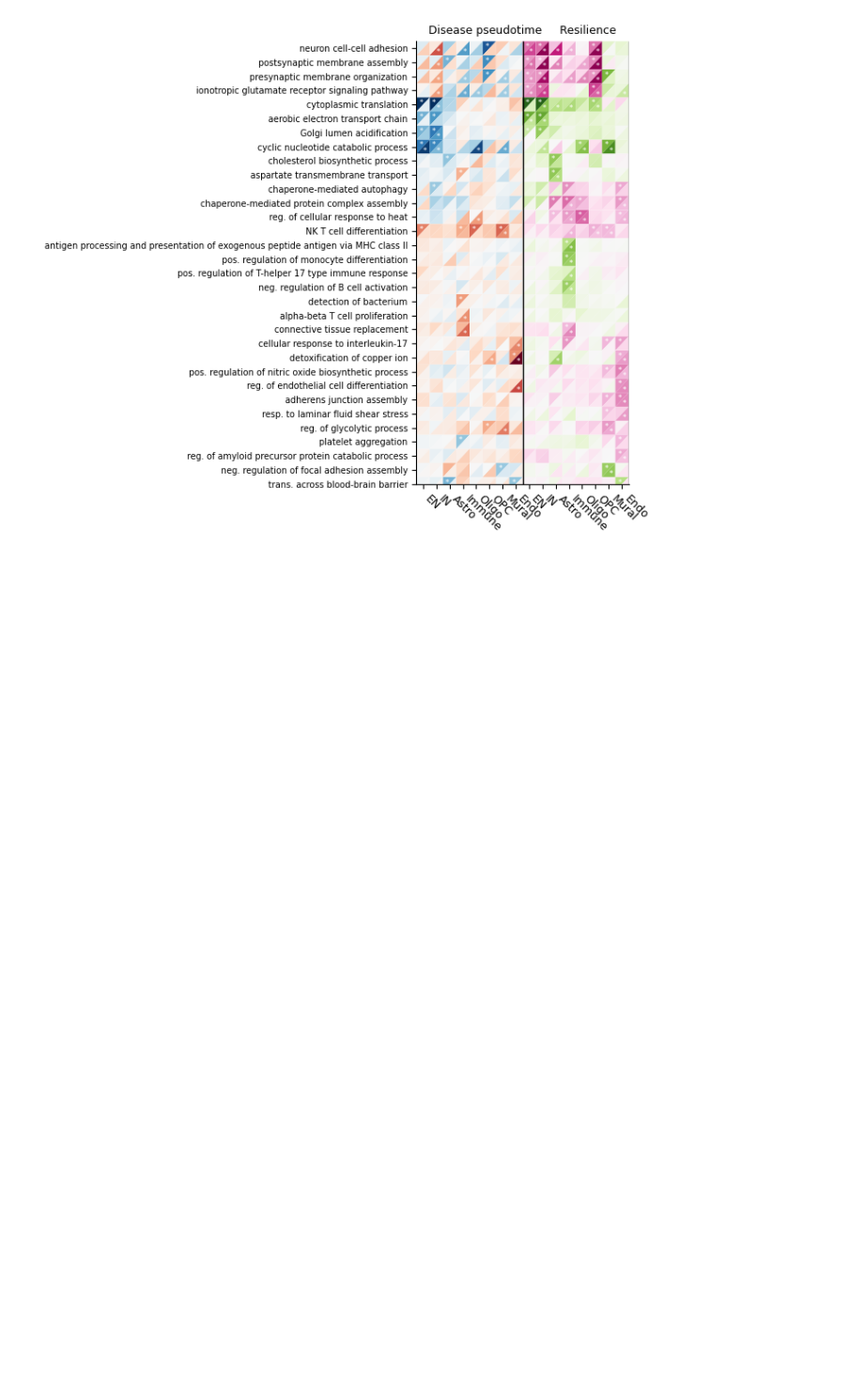
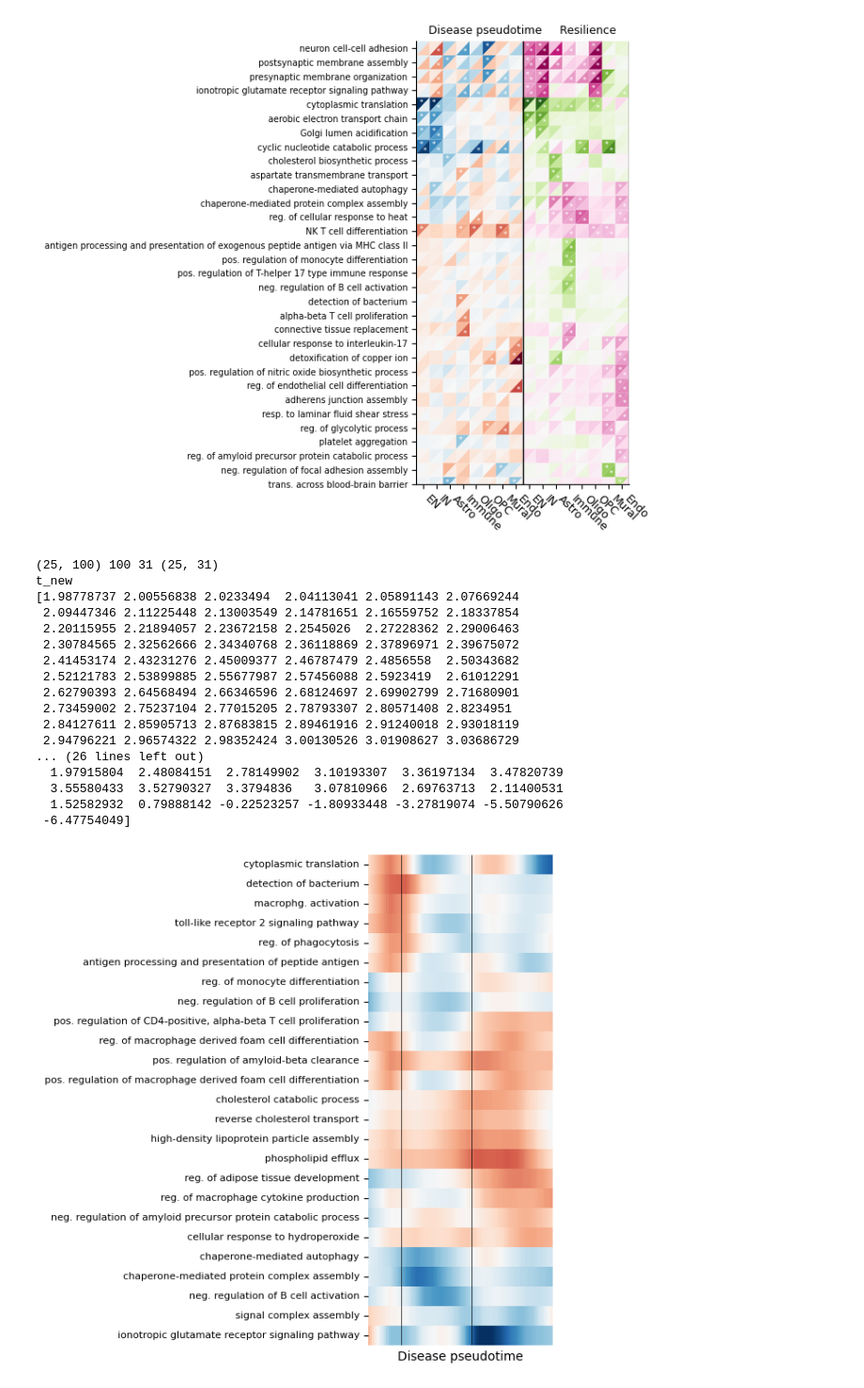
Before and after one commit to DiseaseNeuroGenomics/PsychADxD, a Jupyter notebook: 7_trajectory/generate_figures.ipynb, the cells around one changed output. Shown at 94% size. Saved outputs shown, nothing was run; the diff lists cells and outputs as text; code cells hidden in the pictures; blank space fills up the shorter version.

```diff
--- a/7_trajectory/generate_figures.ipynb
+++ b/7_trajectory/generate_figures.ipynb
@@ -118,6 +118,7 @@ gt.calculate_pca_transition_points(k = "pred_BRAAK_AD", n_components = 4)
  Transition times: donor 53 and donor 225
 # %%
 early_late_transition = gt.traj_data["t1_pct"]
+prelim_transition = gt.traj_data["t0_pct"]
 # %%
 # Supplementary Figure 16
 gt.plot_pca_figure(k = "pred_BRAAK_AD", save_fig_fn = None)
@@ -221,3 +234,41 @@ paths = pathway_utils.go_bp_paths_for_paper
 path_enr.generate_early_late_figure(paths, cluster_pathways = False, figsize=(7.0, 6.0), save_fig_fn = None)
 # %% [output]
 [figure]
+# %%
+input_path = "/home/masse/work/PsychADxD/7_trajectory/processed_data/zenith_output_sliding_window"
+path_enr = analysis.PathEnrichmentAllCells(input_path)
+# %%
+time_pts = ct.cell_traj["Immune"]["braak_mid_time_pts_sliding_window"]
+# pathways are all GWAS significant
+paths = figure_utils.go_bp_paths_for_paper_sliding_window
+pred_braak_traj = ct.cell_traj["Immune"]["pred_braak_traj"]
+transition_pts = [prelim_transition, early_late_transition]
+# %%
+path_enr.generate_sliding_window_figure(
+    paths,
+    time_pts=time_pts,
+    pred_braak_traj=pred_braak_traj,
+    transition_pts=transition_pts,
+    cluster_pathways=False,
+    figsize=(6.0, 6.0),
+    save_fig_fn=None,
+)
+# %% [output]
+(25, 100) 100 31 (25, 31)
+t_new
+[1.98778737 2.00556838 2.0233494  2.04113041 2.05891143 2.07669244
+ 2.09447346 2.11225448 2.13003549 2.14781651 2.16559752 2.18337854
+ 2.20115955 2.21894057 2.23672158 2.2545026  2.27228362 2.29006463
+ 2.30784565 2.32562666 2.34340768 2.36118869 2.37896971 2.39675072
+ 2.41453174 2.43231276 2.45009377 2.46787479 2.4856558  2.50343682
+ 2.52121783 2.53899885 2.55677987 2.57456088 2.5923419  2.61012291
+ 2.62790393 2.64568494 2.66346596 2.68124697 2.69902799 2.71680901
+ 2.73459002 2.75237104 2.77015205 2.78793307 2.80571408 2.8234951
+ 2.84127611 2.85905713 2.87683815 2.89461916 2.91240018 2.93018119
+ 2.94796221 2.96574322 2.98352424 3.00130526 3.01908627 3.03686729
+... (26 lines left out)
+  1.97915804  2.48084151  2.78149902  3.10193307  3.36197134  3.47820739
+  3.55580433  3.52790327  3.3794836   3.07810966  2.69763713  2.11400531
+  1.52582932  0.79888142 -0.22523257 -1.80933448 -3.27819074 -5.50790626
+ -6.47754049]
+[figure, added]
```
Also changed, not shown: parts of 18 cells of this notebook, 1 other file.
